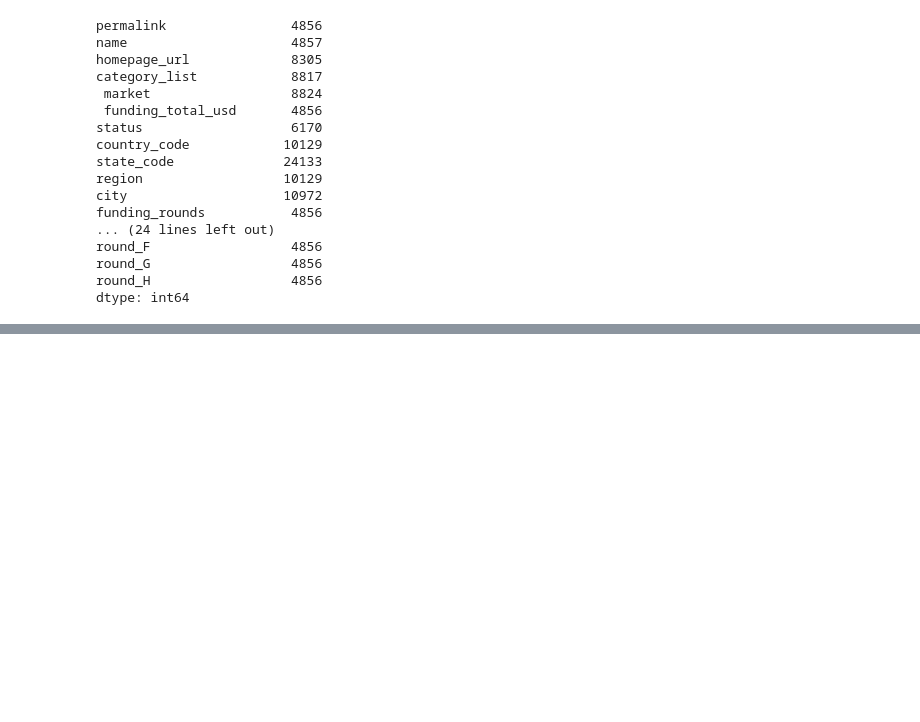
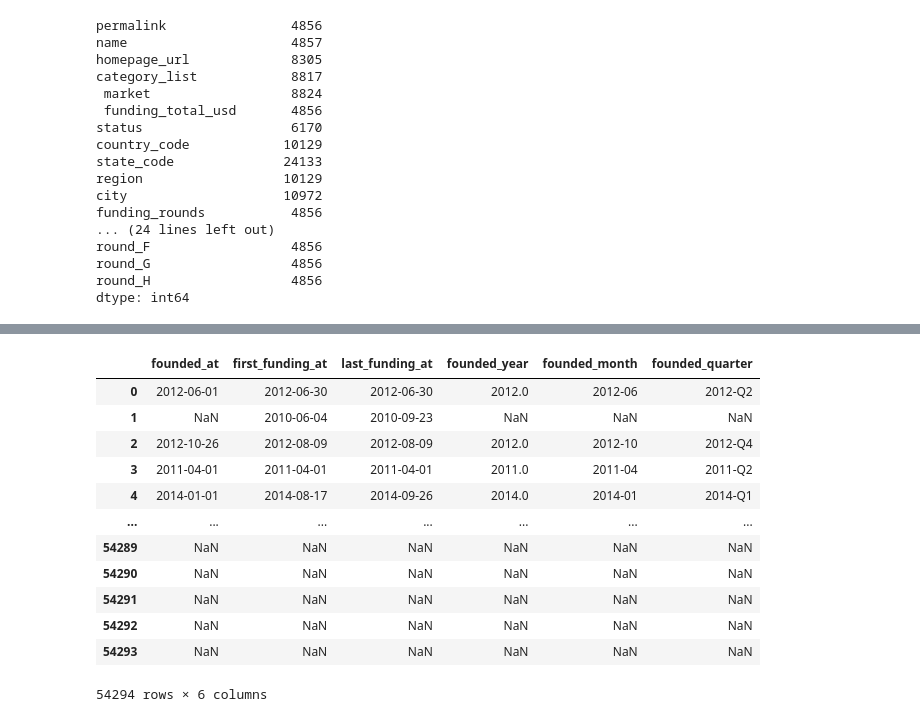
Before and after one commit to Pball01/Startup-Succes-Rate, a Jupyter notebook: Startup_Project.ipynb, the cells around one changed output, grey strips where cells are left out. Drawn from its saved outputs; the diff is of its cells as text; code cells hidden in the pictures; blank space fills up the shorter version.

```diff
--- a/Startup_Project.ipynb
+++ b/Startup_Project.ipynb
@@ -245,0 +322,15 @@ dtype: int64
+# %%
+df = df.rename(columns={' market ': "market", ' funding_total_usd ': "funding_total_usd"})
+# %%
+df['funding_total_usd']=df['funding_total_usd'].str.replace(',','')
+df['funding_total_usd']=df['funding_total_usd'].str.replace(' ','')
+df['funding_total_usd']=df['funding_total_usd'].str.replace('-','0')
+# %%
+df['funding_total_usd'] = pd.to_numeric(df['funding_total_usd'])
+# %%
+#need to work on this
+df['founded_at'] =  pd.to_datetime(df['founded_at'], format='%Y-%m-%d')
+df['first_funding_at'] =  pd.to_datetime(df['first_funding_at'], format='%Y-%m-%d')
+df['last_funding_at'] =  pd.to_datetime(df['last_funding_at'], format='%Y-%m-%d')
+df['founded_year'] =  pd.to_datetime(df['founded_year'], format='%Y')
+df['founded_year'] =  pd.to_datetime(df['founded_year'], format='%Y-%m')
@@ -245,0 +339,16 @@ dtype: int64
+# %%
+df[['founded_at', 'first_funding_at', 'last_funding_at', 'founded_year', 'founded_month', 'founded_quarter']]
+# %% [output]
+|  | founded_at | first_funding_at | last_funding_at | founded_year | founded_month | founded_quarter |
+| 0 | 2012-06-01 | 2012-06-30 | 2012-06-30 | 2012.0 | 2012-06 | 2012-Q2 |
+| 1 | NaN | 2010-06-04 | 2010-09-23 | NaN | NaN | NaN |
+| 2 | 2012-10-26 | 2012-08-09 | 2012-08-09 | 2012.0 | 2012-10 | 2012-Q4 |
+| 3 | 2011-04-01 | 2011-04-01 | 2011-04-01 | 2011.0 | 2011-04 | 2011-Q2 |
+| 4 | 2014-01-01 | 2014-08-17 | 2014-09-26 | 2014.0 | 2014-01 | 2014-Q1 |
+| ... | ... | ... | ... | ... | ... | ... |
+| 54289 | NaN | NaN | NaN | NaN | NaN | NaN |
+| 54290 | NaN | NaN | NaN | NaN | NaN | NaN |
+| 54291 | NaN | NaN | NaN | NaN | NaN | NaN |
+| 54292 | NaN | NaN | NaN | NaN | NaN | NaN |
+| 54293 | NaN | NaN | NaN | NaN | NaN | NaN |
+54294 rows × 6 columns
```
Also changed, not shown: parts of 5 cells of this notebook.
